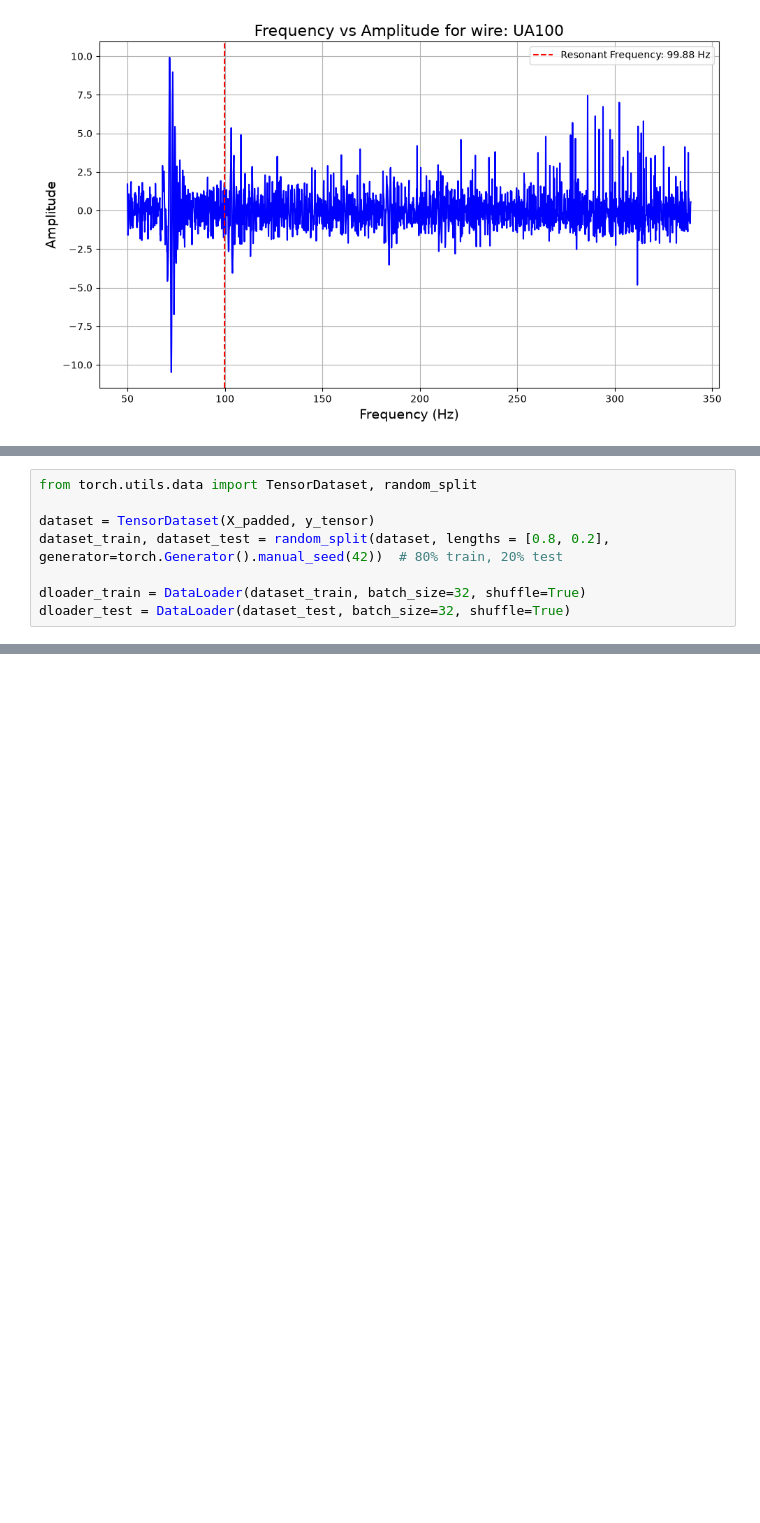
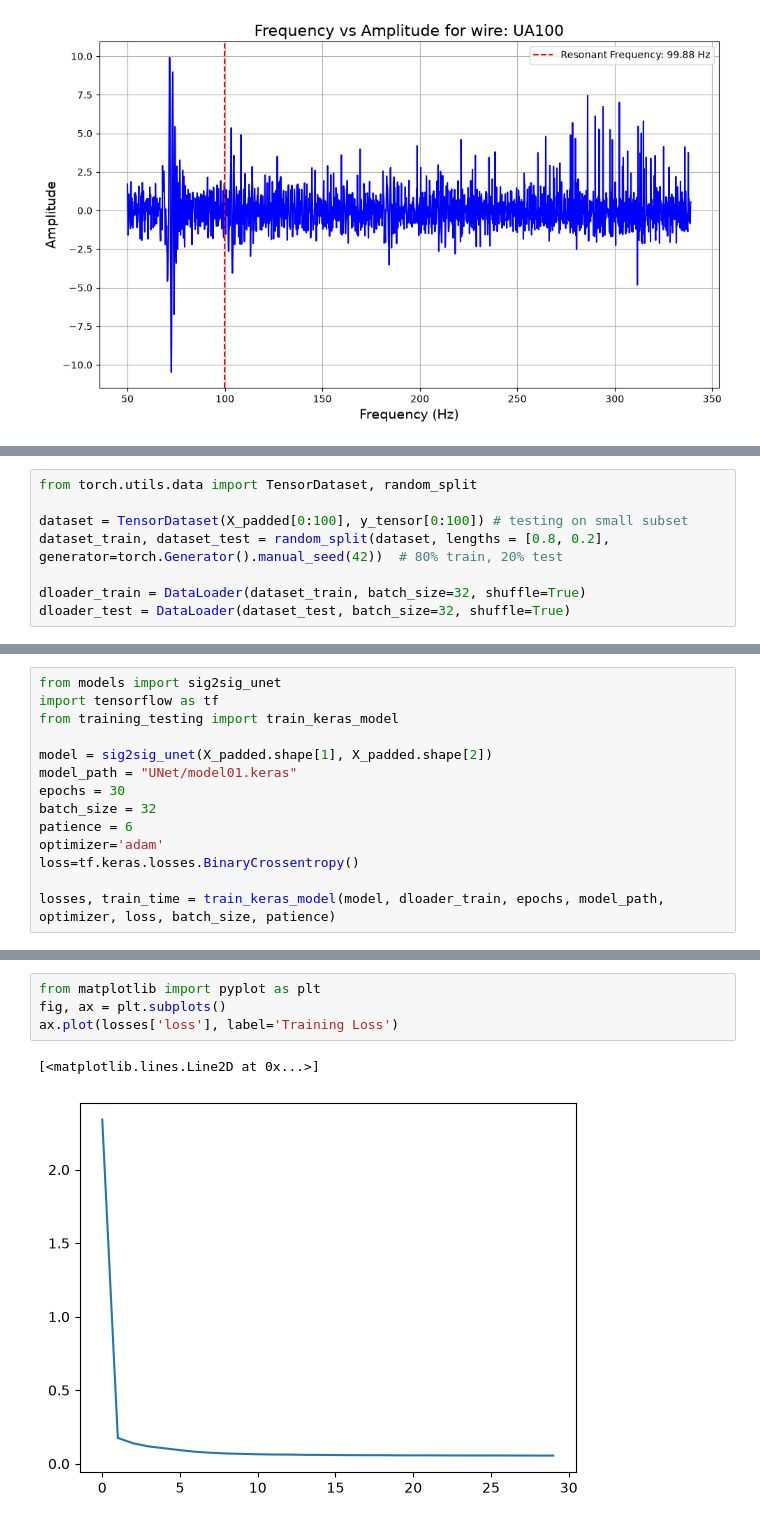
Before and after one commit to SiemBerhane/preliminary-dwa-ml, a Jupyter notebook: initial-data-cleaning/testing.ipynb, the cells around one changed output, grey strips where cells are left out. Saved outputs shown, nothing was run; the diff lists cells and outputs as text; blank space fills up the shorter version.

Commit message:
created general .py file for training run_model.py. Tested training on small subset - everything seems to work.

```diff
--- a/initial-data-cleaning/testing.ipynb
+++ b/initial-data-cleaning/testing.ipynb
@@ -147,7 +126,7 @@ torch.Size([5580, 3008, 2])
 # %%
 from torch.utils.data import TensorDataset, random_split
 
-dataset = TensorDataset(X_padded, y_tensor)
+dataset = TensorDataset(X_padded[0:100], y_tensor[0:100]) # testing on small subset
 dataset_train, dataset_test = random_split(dataset, lengths = [0.8, 0.2], generator=torch.Generator().manual_seed(42))  # 80% train, 20% test
 
 dloader_train = DataLoader(dataset_train, batch_size=32, shuffle=True)
@@ -174,0 +134,14 @@ ValueError: Arguments `target` and `output` must have the same shape. Received:
+# %%
+from models import sig2sig_unet
+import tensorflow as tf
+from training_testing import train_keras_model
+
+model = sig2sig_unet(X_padded.shape[1], X_padded.shape[2])
+model_path = "UNet/model01.keras"
+epochs = 30
+batch_size = 32
+patience = 6
+optimizer='adam'
+loss=tf.keras.losses.BinaryCrossentropy()
+
+losses, train_time = train_keras_model(model, dloader_train, epochs, model_path, optimizer, loss, batch_size, patience)
@@ -174,0 +177,7 @@ ValueError: Arguments `target` and `output` must have the same shape. Received:
+# %%
+from matplotlib import pyplot as plt
+fig, ax = plt.subplots()
+ax.plot(losses['loss'], label='Training Loss')
+# %% [output]
+[<matplotlib.lines.Line2D at 0x...>]
+[figure, added]
```
Also changed, not shown: parts of 9 cells of this notebook, 6 other files.
